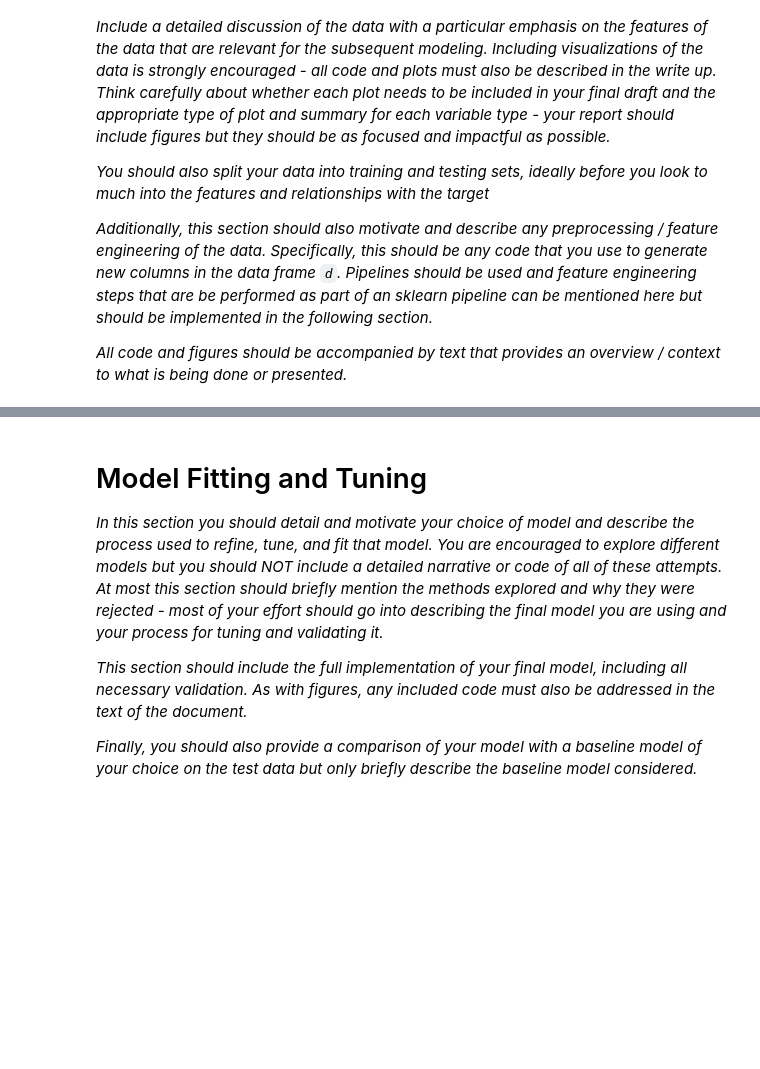
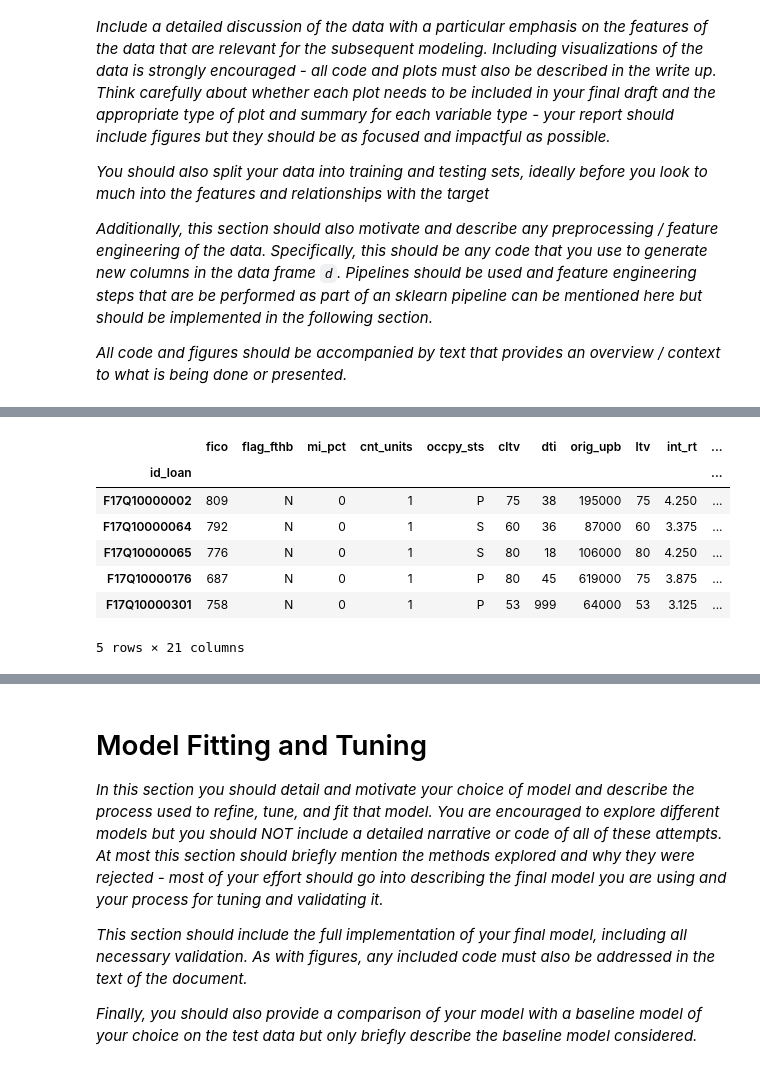
Before and after one commit to JinQiuqi/MLPy-project2, a Jupyter notebook: project2.ipynb, the cells around one changed output, grey strips where cells are left out. Saved outputs shown, nothing was run; the diff lists cells and outputs as text; code cells hidden in the pictures; blank space fills up the shorter version.

```diff
--- a/project2.ipynb
+++ b/project2.ipynb
@@ -615,0 +122,19 @@ Fold 4  20153  119
+# %%
+# Replace Index with id_loan
+d = d.set_index('id_loan')
+
+# Remove irrelevant features
+drop_cols = ['loan_status','prod_type', 'ppmt_pnlty', 'io_ind', 'id_loan_rr','rr_ind', 'dt_first_pi','dt_matr',
+             'zipcode','cd_msa', 'seller_name','servicer_name']
+d.drop(columns=[c for c in drop_cols if c in d.columns], inplace=True)
+
+d.head()
+# %% [output]
+|  | fico | flag_fthb | mi_pct | cnt_units | occpy_sts | cltv | dti | orig_upb | ltv | int_rt | ... |
+| id_loan |  |  |  |  |  |  |  |  |  |  | ... |
+| F17Q10000002 | 809 | N | 0 | 1 | P | 75 | 38 | 195000 | 75 | 4.250 | ... |
+| F17Q10000064 | 792 | N | 0 | 1 | S | 60 | 36 | 87000 | 60 | 3.375 | ... |
+| F17Q10000065 | 776 | N | 0 | 1 | S | 80 | 18 | 106000 | 80 | 4.250 | ... |
+| F17Q10000176 | 687 | N | 0 | 1 | P | 80 | 45 | 619000 | 75 | 3.875 | ... |
+| F17Q10000301 | 758 | N | 0 | 1 | P | 53 | 999 | 64000 | 53 | 3.125 | ... |
+5 rows × 21 columns
```
Also changed, not shown: parts of 60 cells of this notebook.
